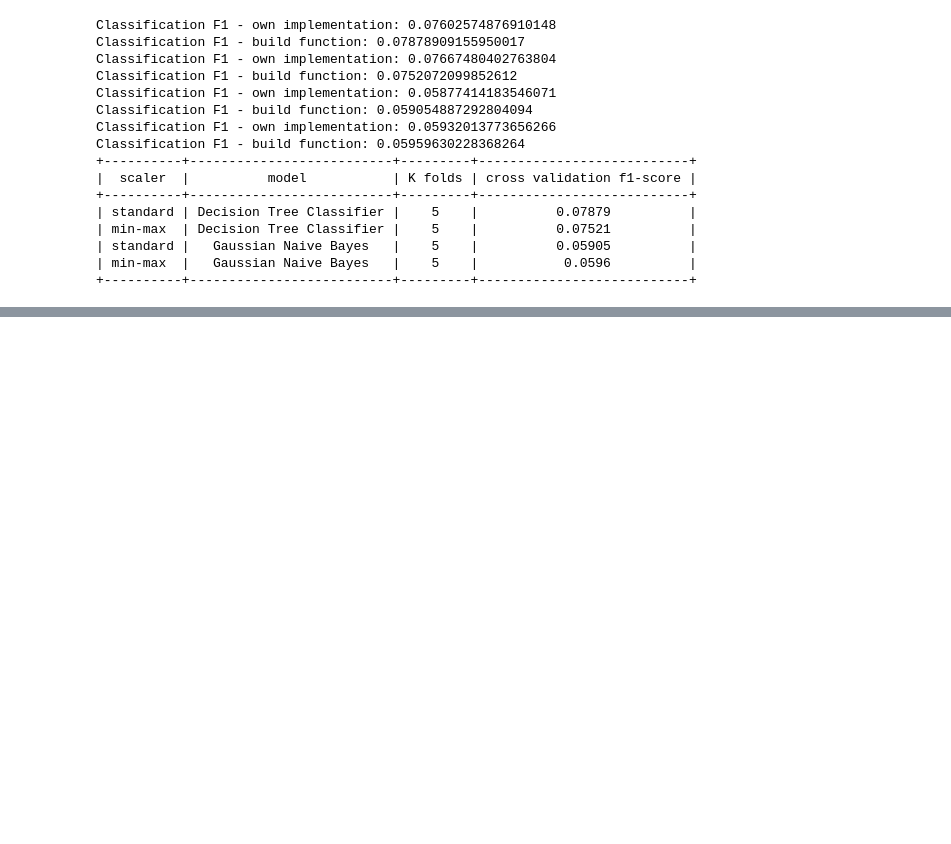
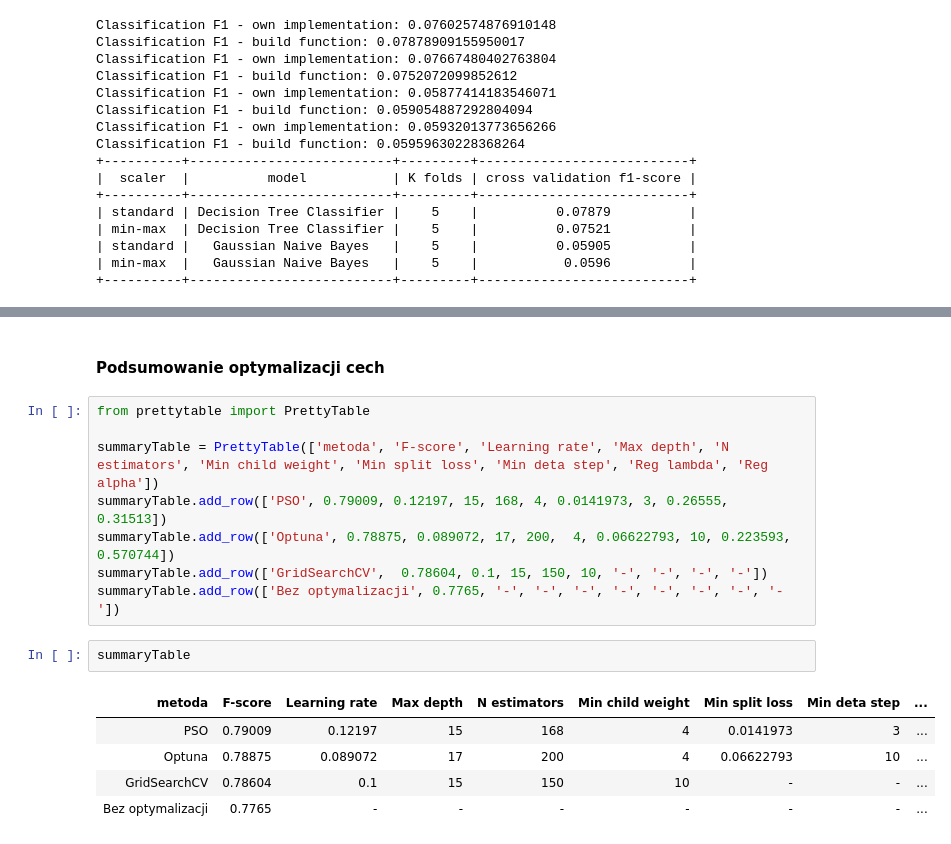
Before and after one commit to KlaudiaKromolowska/BigDataMachineLearning, a Jupyter notebook: BigDataMachineLearning-cz2.ipynb, the cells around one changed output, grey strips where cells are left out. Drawn from its saved outputs; the diff is of its cells as text; blank space fills up the shorter version.

```diff
--- a/BigDataMachineLearning-cz2.ipynb
+++ b/BigDataMachineLearning-cz2.ipynb
@@ -739,0 +1186,18 @@ Classification F1 - build function: 0.05959630228368264
+# %% [markdown]
+#### Podsumowanie optymalizacji cech
+# %%
+from prettytable import PrettyTable
+
+summaryTable = PrettyTable(['metoda', 'F-score', 'Learning rate', 'Max depth', 'N estimators', 'Min child weight', 'Min split loss', 'Min deta step', 'Reg lambda', 'Reg alpha'])
+summaryTable.add_row(['PSO', 0.79009, 0.12197, 15, 168, 4, 0.0141973, 3, 0.26555, 0.31513])
+summaryTable.add_row(['Optuna', 0.78875, 0.089072, 17, 200,  4, 0.06622793, 10, 0.223593, 0.570744])
+summaryTable.add_row(['GridSearchCV',  0.78604, 0.1, 15, 150, 10, '-', '-', '-', '-'])
+summaryTable.add_row(['Bez optymalizacji', 0.7765, '-', '-', '-', '-', '-', '-', '-', '-'])
+# %%
+summaryTable
+# %% [output]
+| metoda | F-score | Learning rate | Max depth | N estimators | Min child weight | Min split loss | Min deta step | ... |
+| PSO | 0.79009 | 0.12197 | 15 | 168 | 4 | 0.0141973 | 3 | ... |
+| Optuna | 0.78875 | 0.089072 | 17 | 200 | 4 | 0.06622793 | 10 | ... |
+| GridSearchCV | 0.78604 | 0.1 | 15 | 150 | 10 | - | - | ... |
+| Bez optymalizacji | 0.7765 | - | - | - | - | - | - | ... |
```
Also changed, not shown: parts of 20 cells of this notebook.
